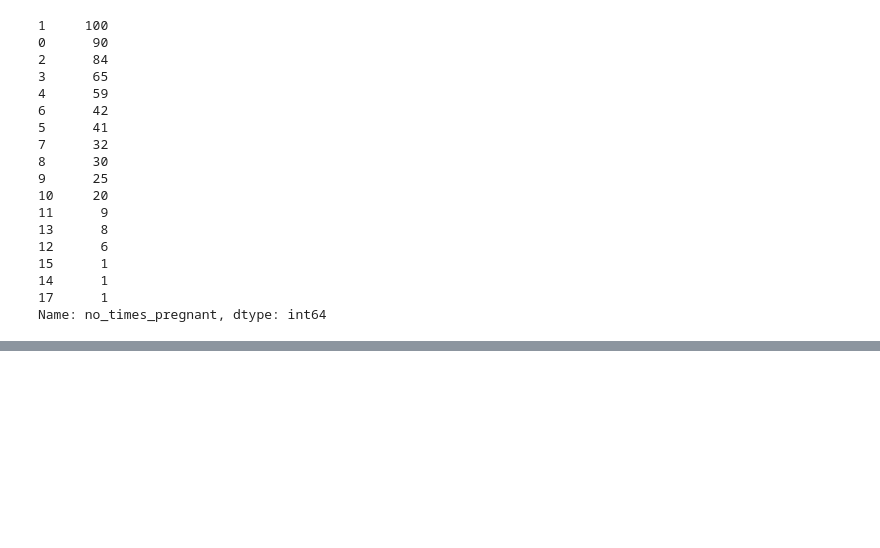
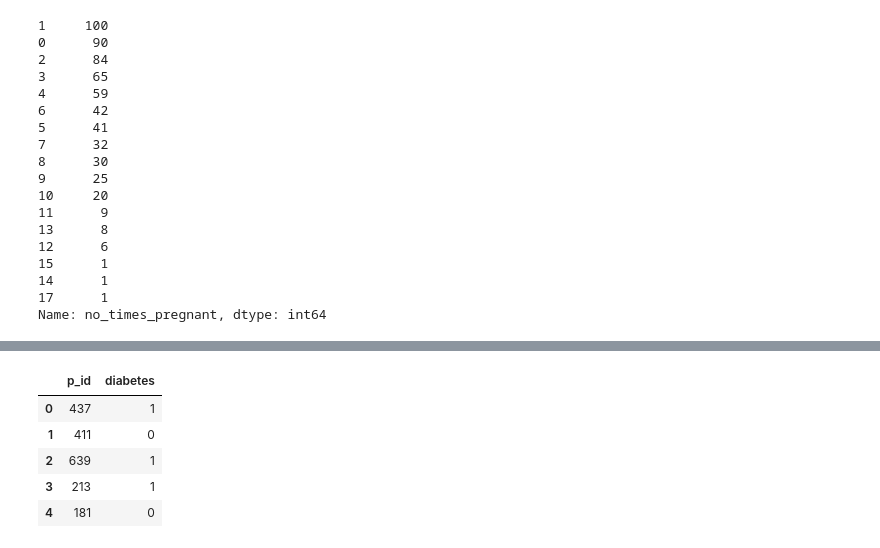
Before and after one commit to premkumar25/Diabetes-Classification, a Jupyter notebook: Diabetes_Classification.ipynb, the cells around one changed output, grey strips where cells are left out. Saved outputs shown, nothing was run; the diff lists cells and outputs as text; code cells hidden in the pictures; blank space fills up the shorter version.

```diff
--- a/Diabetes_Classification.ipynb
+++ b/Diabetes_Classification.ipynb
@@ -151,0 +252,11 @@ Name: no_times_pregnant, dtype: int64
+# %%
+classifier = RandomForestClassifier(bootstrap=True, ccp_alpha=0.0, class_weight=None,
+                       criterion='gini', max_depth=30, max_features='auto',
+                       max_leaf_nodes=None, max_samples=None,
+                       min_impurity_decrease=0.0, min_impurity_split=None,
+                       min_samples_leaf=4, min_samples_split=10,
+                       min_weight_fraction_leaf=0.0, n_estimators=1000,
+                       n_jobs=None, oob_score=False, random_state=None,
+                       verbose=0, warm_start=False)
+score = cross_val_score(classifier, X, y,cv=10)
+score.mean()
@@ -151,0 +265,5 @@ Name: no_times_pregnant, dtype: int64
+# %%
+X_train, X_test, y_train, y_test = train_test_split(X,y,test_size=0.33)
+# %%
+classifier.fit(X_train, y_train)
+y_pred = classifier.predict(X_test)
@@ -151,0 +283,4 @@ Name: no_times_pregnant, dtype: int64
+# %%
+prediction = df_test.drop('p_id',axis=1)
+submission = classifier.predict(prediction)
+submission
@@ -151,0 +295,11 @@ Name: no_times_pregnant, dtype: int64
+# %%
+df_test['diabetes'] = submission
+sub = df_test[['p_id','diabetes']]
+sub.head()
+# %% [output]
+|  | p_id | diabetes |
+| 0 | 437 | 1 |
+| 1 | 411 | 0 |
+| 2 | 639 | 1 |
+| 3 | 213 | 1 |
+| 4 | 181 | 0 |
```
Also changed, not shown: parts of 26 cells of this notebook.
